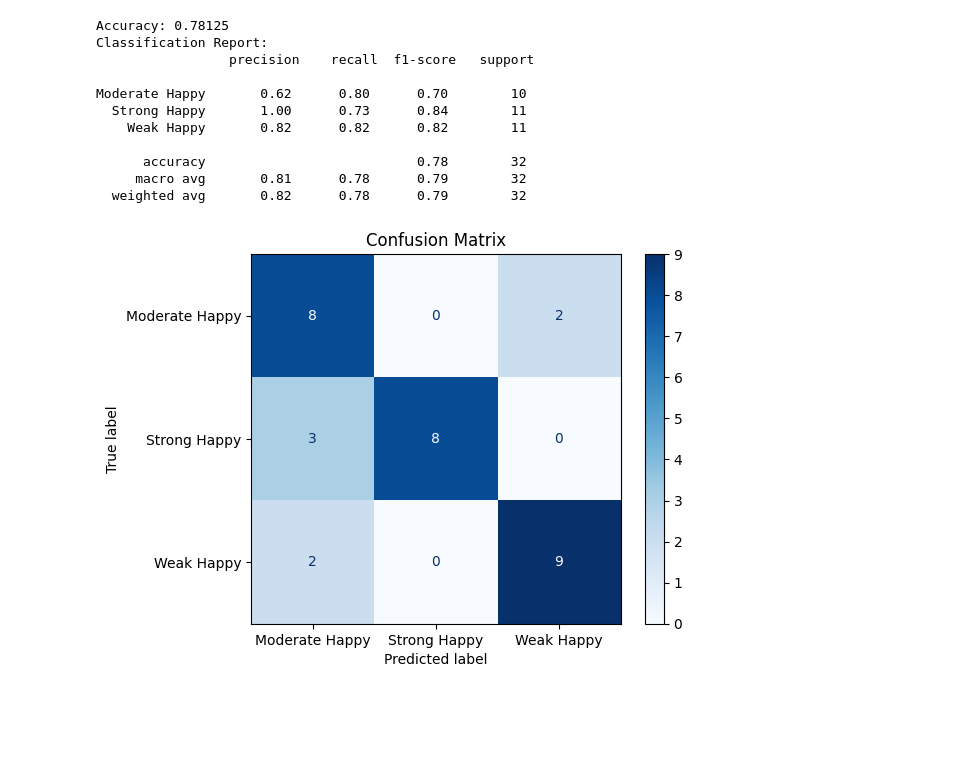
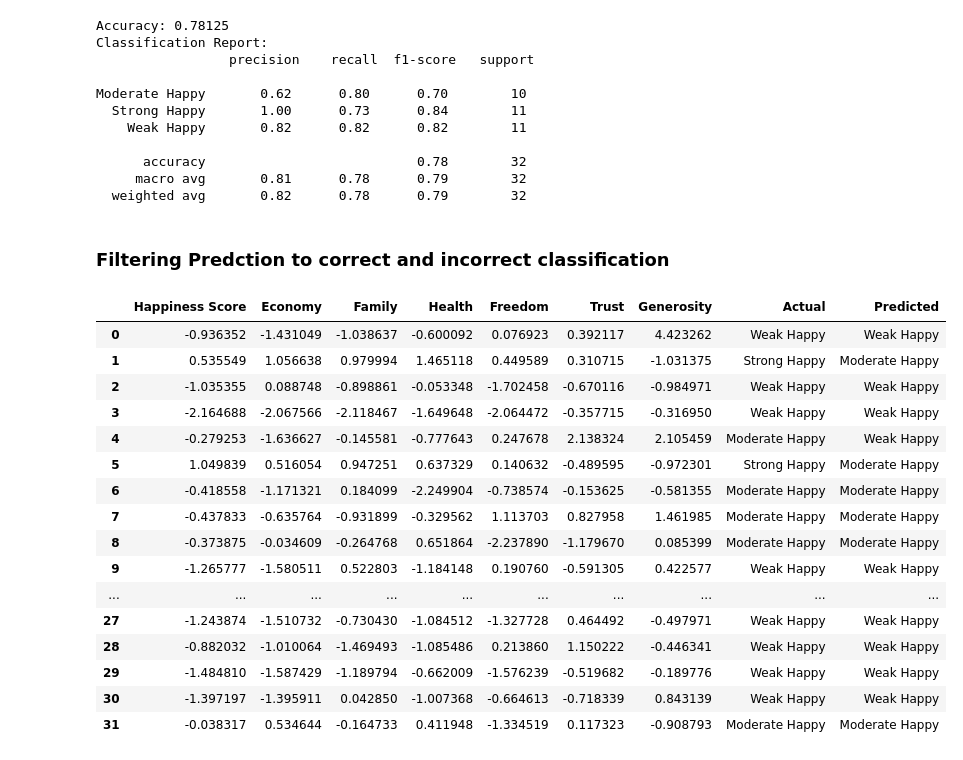
Before and after one commit to fairuznawar122/World-Happiness-Classification, a Jupyter notebook: World_Happiness_Classification_KNN.ipynb, the cells around one changed output. Saved outputs shown, nothing was run; the diff lists cells and outputs as text; code cells hidden in the pictures; blank space fills up the shorter version.

```diff
--- a/World_Happiness_Classification_KNN.ipynb
+++ b/World_Happiness_Classification_KNN.ipynb
@@ -232,17 +232,42 @@ Moderate Happy       0.62      0.80      0.70        10
       accuracy                           0.78        32
      macro avg       0.81      0.78      0.79        32
   weighted avg       0.82      0.78      0.79        32
-# %%
-from sklearn.metrics import confusion_matrix, ConfusionMatrixDisplay
-import matplotlib.pyplot as plt
-
-# Compute confusion matrix
-cm = confusion_matrix(y_test, y_pred)
-
-# Plot confusion matrix
-disp = ConfusionMatrixDisplay(confusion_matrix=cm, display_labels=knn.classes_)
-disp.plot(cmap=plt.cm.Blues)
-plt.title("Confusion Matrix")
-plt.show()
-# %% [output]
-[figure, removed]
+# %% [markdown]
+### Filtering Predction to correct and incorrect classification
+# %%
+import pandas as pd
+# X_test.reset_index(drop=True, inplace=True)
+X_test = pd.DataFrame(X_test, columns=df.columns[:-1])
+X_test.reset_index(drop=True, inplace=True)
+y_test_series = pd.Series(y_test, name='Actual')
+y_test_series.reset_index(drop=True, inplace=True)
+
+y_pred_series = pd.Series(y_pred, name='Predicted')
+y_pred_series.reset_index(drop=True, inplace=True)
+
+
+X_test_df = pd.DataFrame(X_test)
+
+# Combine y_test, y_pred_series, and X_test into a single DataFrame
+result_df = pd.concat([X_test_df, y_test_series, y_pred_series], axis=1)
+
+# Display the resulting DataFrame
+result_df
+# %% [output]
+|  | Happiness Score | Economy | Family | Health | Freedom | Trust | Generosity | Actual | Predicted |
+| 0 | -0.936352 | -1.431049 | -1.038637 | -0.600092 | 0.076923 | 0.392117 | 4.423262 | Weak Happy | Weak Happy |
+| 1 | 0.535549 | 1.056638 | 0.979994 | 1.465118 | 0.449589 | 0.310715 | -1.031375 | Strong Happy | Moderate Happy |
+| 2 | -1.035355 | 0.088748 | -0.898861 | -0.053348 | -1.702458 | -0.670116 | -0.984971 | Weak Happy | Weak Happy |
+| 3 | -2.164688 | -2.067566 | -2.118467 | -1.649648 | -2.064472 | -0.357715 | -0.316950 | Weak Happy | Weak Happy |
+| 4 | -0.279253 | -1.636627 | -0.145581 | -0.777643 | 0.247678 | 2.138324 | 2.105459 | Moderate Happy | Weak Happy |
+| 5 | 1.049839 | 0.516054 | 0.947251 | 0.637329 | 0.140632 | -0.489595 | -0.972301 | Strong Happy | Moderate Happy |
+| 6 | -0.418558 | -1.171321 | 0.184099 | -2.249904 | -0.738574 | -0.153625 | -0.581355 | Moderate Happy | Moderate Happy |
+| 7 | -0.437833 | -0.635764 | -0.931899 | -0.329562 | 1.113703 | 0.827958 | 1.461985 | Moderate Happy | Moderate Happy |
+| 8 | -0.373875 | -0.034609 | -0.264768 | 0.651864 | -2.237890 | -1.179670 | 0.085399 | Moderate Happy | Moderate Happy |
+| 9 | -1.265777 | -1.580511 | 0.522803 | -1.184148 | 0.190760 | -0.591305 | 0.422577 | Weak Happy | Weak Happy |
+| ... | ... | ... | ... | ... | ... | ... | ... | ... | ... |
+| 27 | -1.243874 | -1.510732 | -0.730430 | -1.084512 | -1.327728 | 0.464492 | -0.497971 | Weak Happy | Weak Happy |
+| 28 | -0.882032 | -1.010064 | -1.469493 | -1.085486 | 0.213860 | 1.150222 | -0.446341 | Weak Happy | Weak Happy |
+| 29 | -1.484810 | -1.587429 | -1.189794 | -0.662009 | -1.576239 | -0.519682 | -0.189776 | Weak Happy | Weak Happy |
+| 30 | -1.397197 | -1.395911 | 0.042850 | -1.007368 | -0.664613 | -0.718339 | 0.843139 | Weak Happy | Weak Happy |
+| 31 | -0.038317 | 0.534644 | -0.164733 | 0.411948 | -1.334519 | 0.117323 | -0.908793 | Moderate Happy | Moderate Happy |
```
Also changed, not shown: parts of 2 cells of this notebook.
